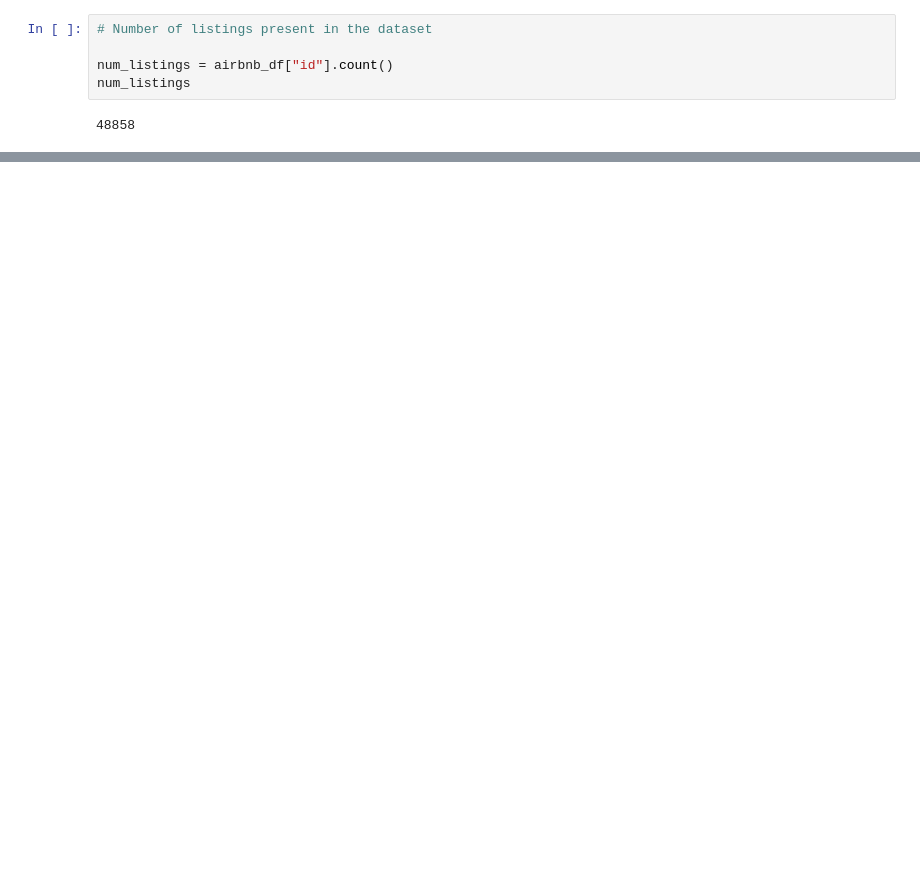
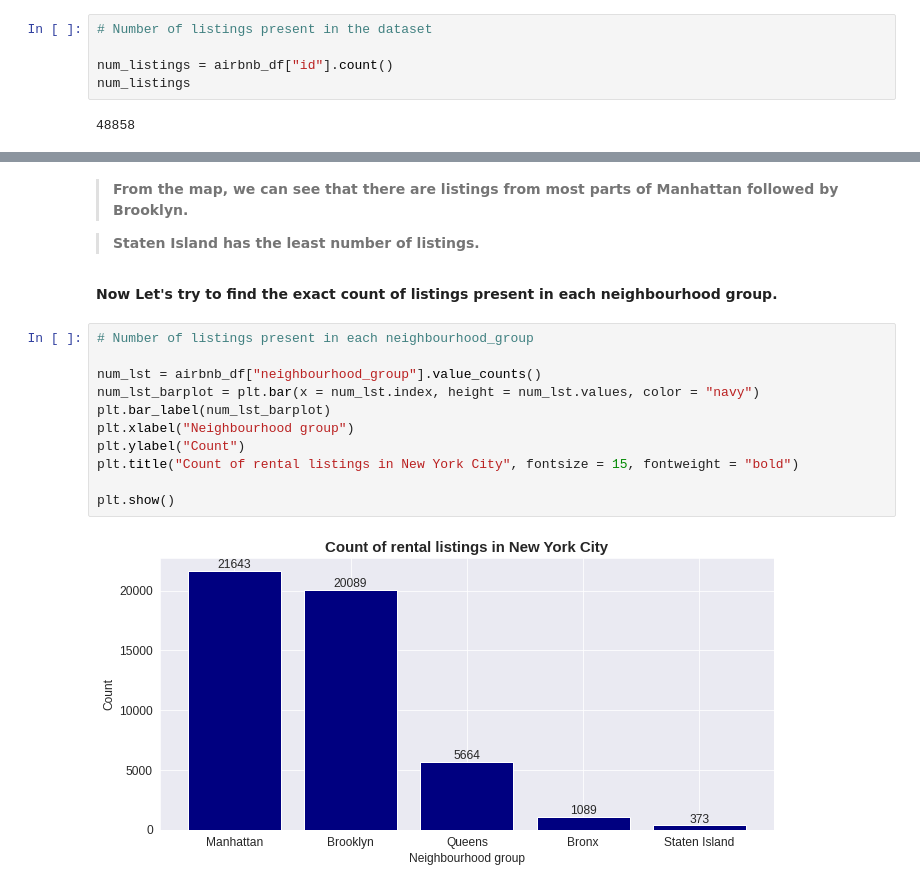
Before and after one commit to GODxFATHER/Airbnb-Bookings-Analysis-, a Jupyter notebook: Airbnb_Bookings_Analysis_Capstone_Project.ipynb, the cells around one changed output, grey strips where cells are left out. Cells and saved outputs as stored; diff of their text form; blank space fills up the shorter version.

```diff
--- a/Airbnb_Bookings_Analysis_Capstone_Project.ipynb
+++ b/Airbnb_Bookings_Analysis_Capstone_Project.ipynb
@@ -424,0 +242,22 @@ in which we tell about -
+# %% [markdown]
+
+
+> **From the map, we can see that there are listings from most parts of Manhattan followed by Brooklyn.**
+
+
+> **Staten Island has the least number of listings.**
+# %% [markdown]
+**Now Let's try to find the exact count of listings present in each neighbourhood group.**
+# %%
+# Number of listings present in each neighbourhood_group
+
+num_lst = airbnb_df["neighbourhood_group"].value_counts()
+num_lst_barplot = plt.bar(x = num_lst.index, height = num_lst.values, color = "navy")
+plt.bar_label(num_lst_barplot)
+plt.xlabel("Neighbourhood group")
+plt.ylabel("Count")
+plt.title("Count of rental listings in New York City", fontsize = 15, fontweight = "bold")
+
+plt.show()
+# %% [output]
+[figure, added]
```
Also changed, not shown: parts of 85 cells of this notebook.
